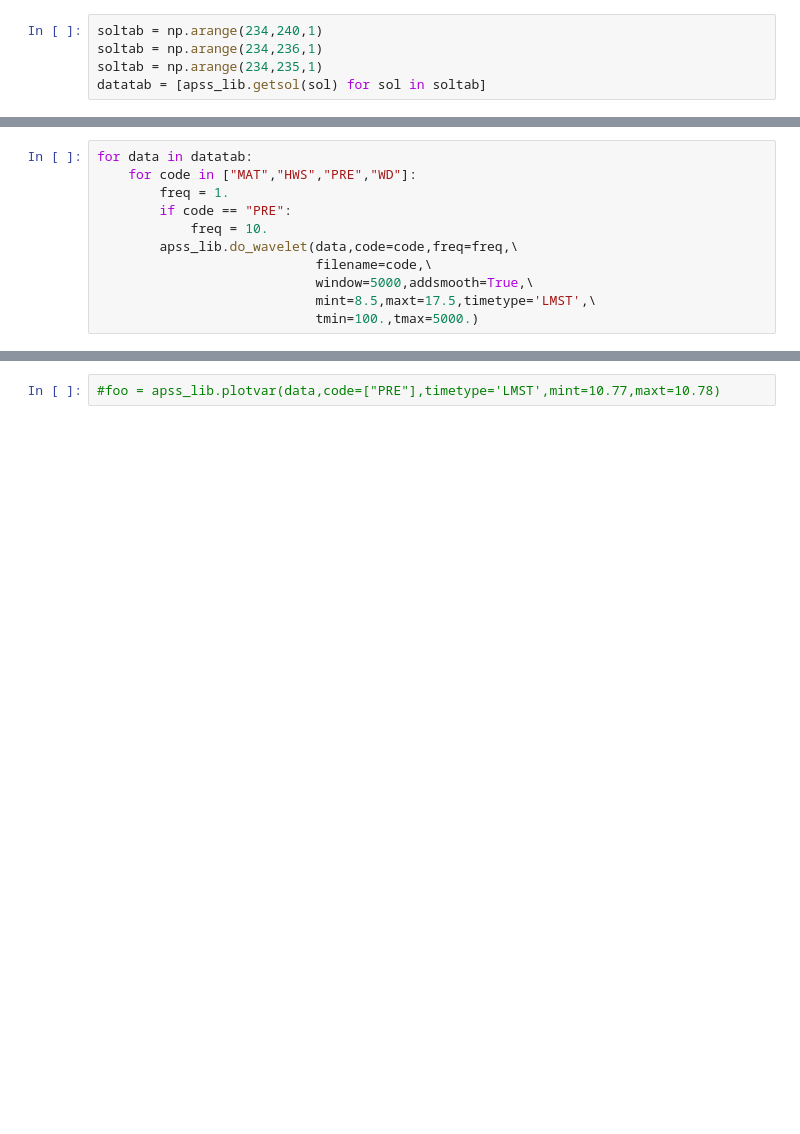
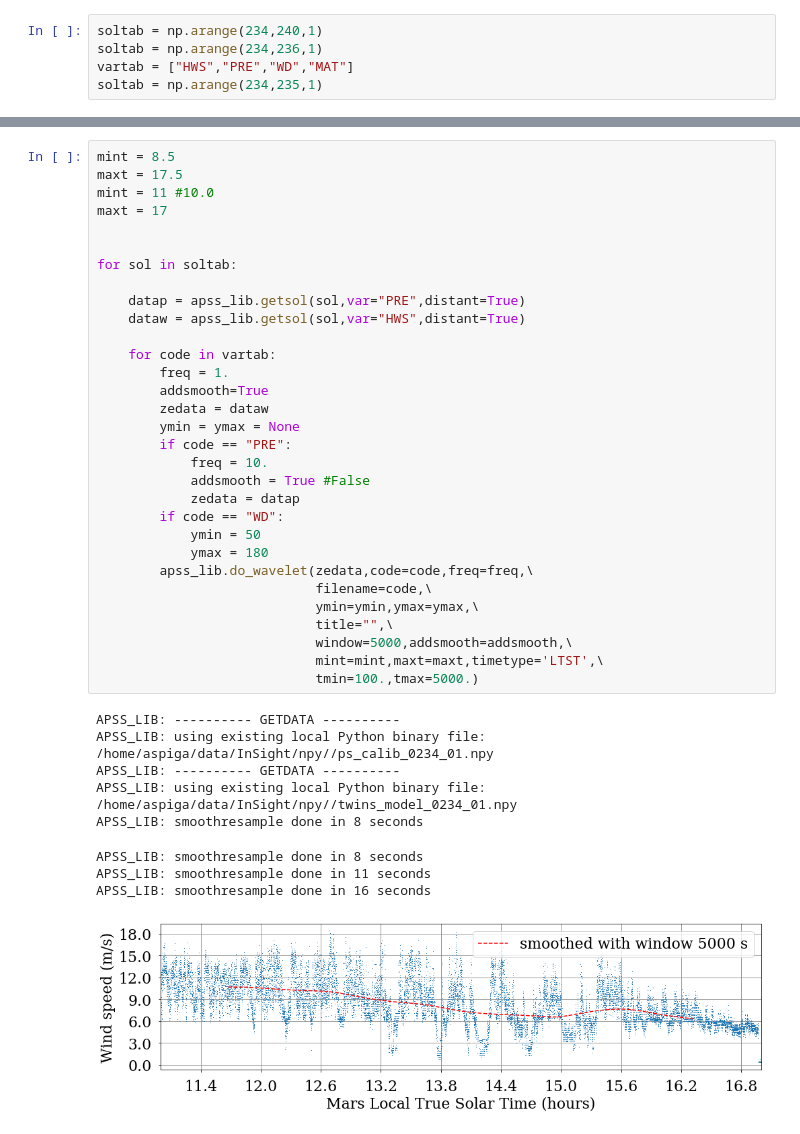
Before and after one commit to aymeric-spiga/insight-PBL-JGRplanets, a Jupyter notebook: convective_cells/convective_cells.ipynb, the cells around one changed output, grey strips where cells are left out. Drawn from its saved outputs; the diff is of its cells as text; blank space fills up the shorter version.

```diff
--- a/convective_cells/convective_cells.ipynb
+++ b/convective_cells/convective_cells.ipynb
@@ -10,5 +7,5 @@ import apss_lib
 # %%
 soltab = np.arange(234,240,1)
 soltab = np.arange(234,236,1)
+vartab = ["HWS","PRE","WD","MAT"]
 soltab = np.arange(234,235,1)
-datatab = [apss_lib.getsol(sol) for sol in soltab]
@@ -18,11 +11,0 @@ datatab = [apss_lib.getsol(sol) for sol in soltab]
-# %%
-for data in datatab:
-    for code in ["MAT","HWS","PRE","WD"]:
-        freq = 1.
-        if code == "PRE":
-            freq = 10.
-        apss_lib.do_wavelet(data,code=code,freq=freq,\
-                            filename=code,\
-                            window=5000,addsmooth=True,\
-                            mint=8.5,maxt=17.5,timetype='LMST',\
-                            tmin=100.,tmax=5000.)
@@ -42,2 +12,41 @@ smoothresample done in 12 seconds
-# %%
-#foo = apss_lib.plotvar(data,code=["PRE"],timetype='LMST',mint=10.77,maxt=10.78)
+# %%
+mint = 8.5
+maxt = 17.5
+mint = 11 #10.0
+maxt = 17
+
+
+for sol in soltab:
+
+    datap = apss_lib.getsol(sol,var="PRE",distant=True)
+    dataw = apss_lib.getsol(sol,var="HWS",distant=True)
+
+    for code in vartab:
+        freq = 1.
+        addsmooth=True
+        zedata = dataw
+        ymin = ymax = None
+        if code == "PRE":
+            freq = 10.
+            addsmooth = True #False
+            zedata = datap
+        if code == "WD":
+            ymin = 50
+            ymax = 180
+        apss_lib.do_wavelet(zedata,code=code,freq=freq,\
+                            filename=code,\
+                            ymin=ymin,ymax=ymax,\
+                            title="",\
+                            window=5000,addsmooth=addsmooth,\
+                            mint=mint,maxt=maxt,timetype='LTST',\
+                            tmin=100.,tmax=5000.)
+# %% [output]
+APSS_LIB: ---------- GETDATA ----------
+APSS_LIB: using existing local Python binary file: /home/aspiga/data/InSight/npy//ps_calib_0234_01.npy
+APSS_LIB: ---------- GETDATA ----------
+APSS_LIB: using existing local Python binary file: /home/aspiga/data/InSight/npy//twins_model_0234_01.npy
+APSS_LIB: smoothresample done in 8 seconds
+APSS_LIB: smoothresample done in 8 seconds
+APSS_LIB: smoothresample done in 11 seconds
+APSS_LIB: smoothresample done in 16 seconds
+[figure, added]
```
Also changed, not shown: parts of 5 cells of this notebook.
